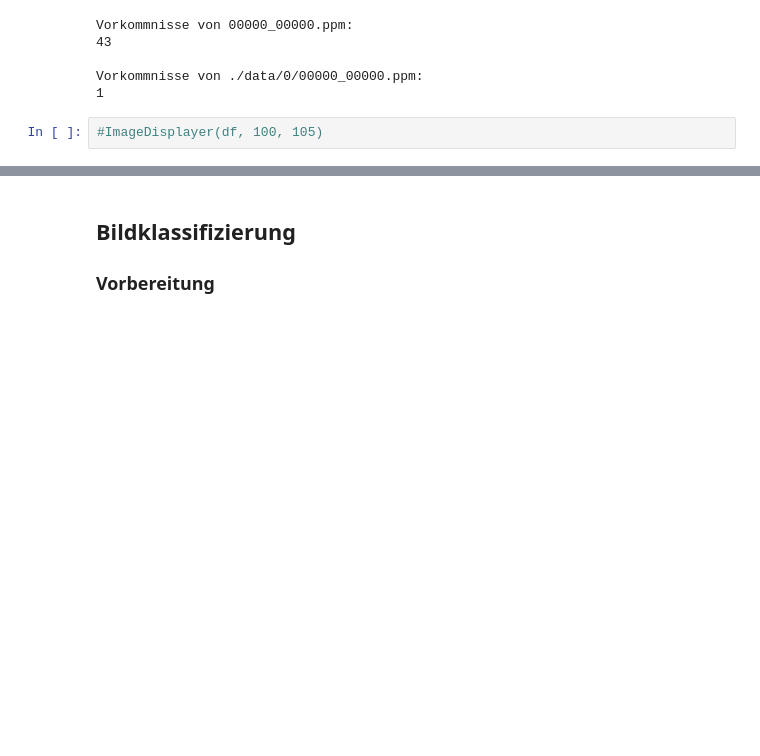
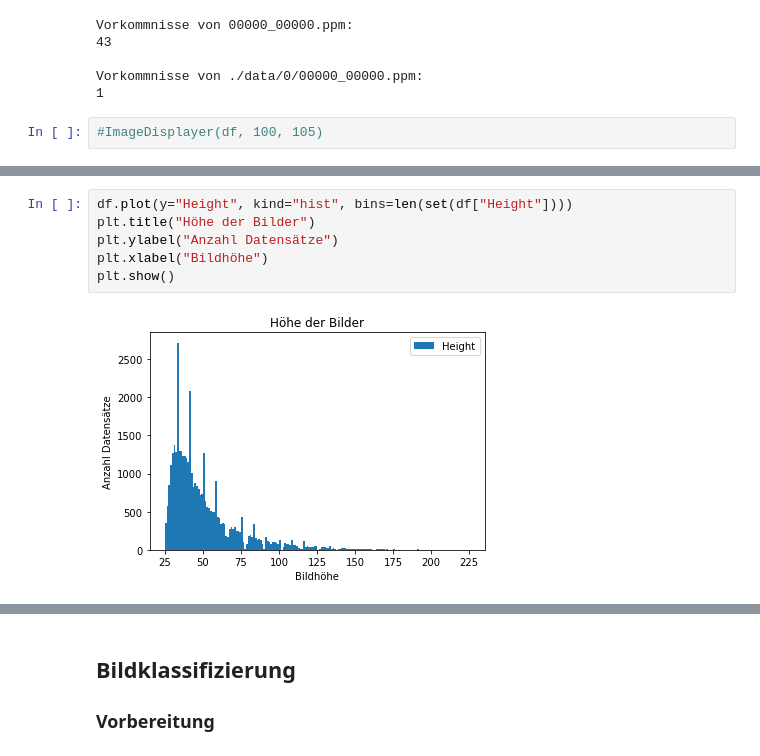
Before and after one commit to Na1k/ML-Lab_project, a Jupyter notebook: Sign-Classification.ipynb, the cells around one changed output, grey strips where cells are left out. Saved outputs shown, nothing was run; the diff lists cells and outputs as text; blank space fills up the shorter version.

```diff
--- a/Sign-Classification.ipynb
+++ b/Sign-Classification.ipynb
@@ -167,0 +235,8 @@ Vorkommnisse von ./data/0/00000_00000.ppm:
+# %%
+df.plot(y="Height", kind="hist", bins=len(set(df["Height"])))
+plt.title("Höhe der Bilder")
+plt.ylabel("Anzahl Datensätze")
+plt.xlabel("Bildhöhe")
+plt.show()
+# %% [output]
+[figure, added]
```
Also changed, not shown: parts of 31 cells of this notebook, 2 other files.
